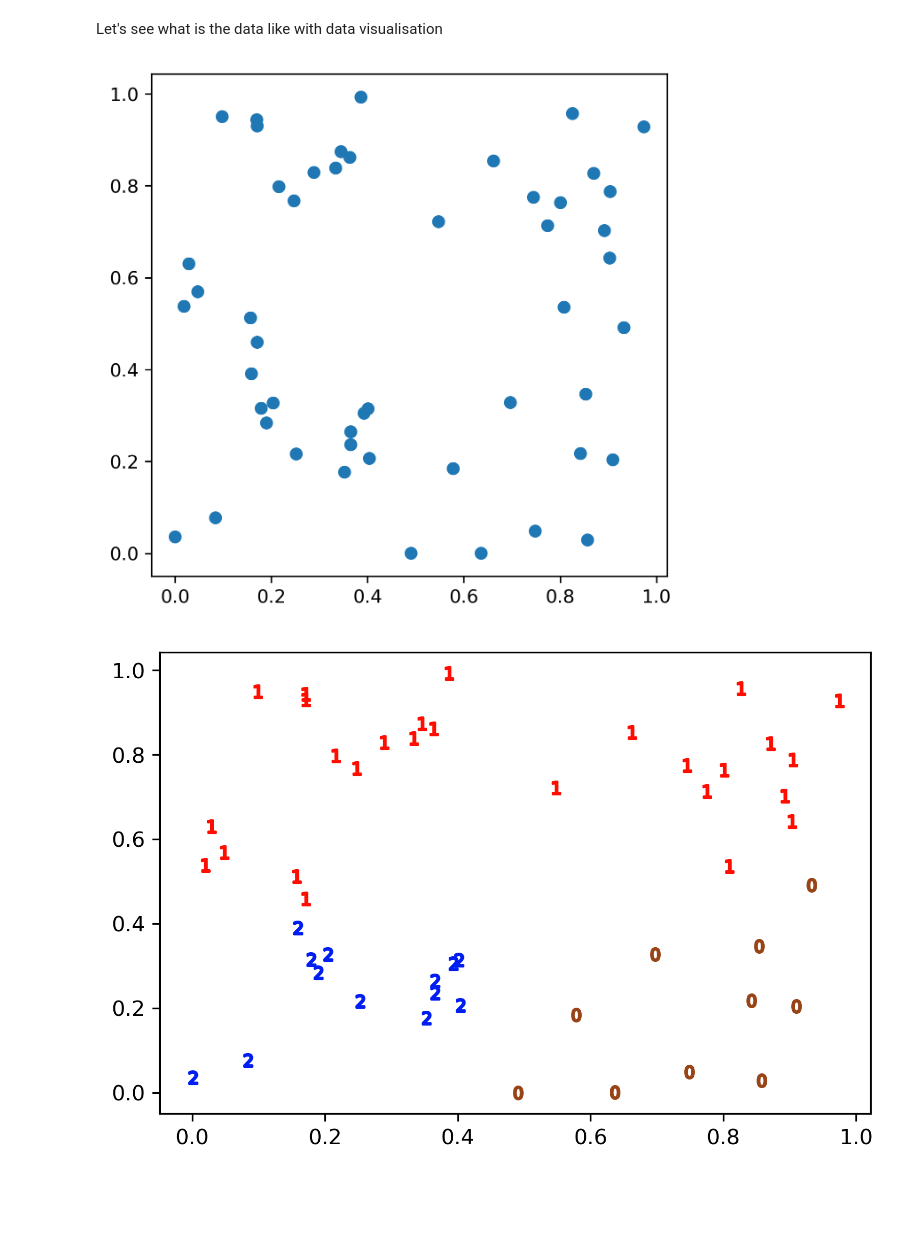
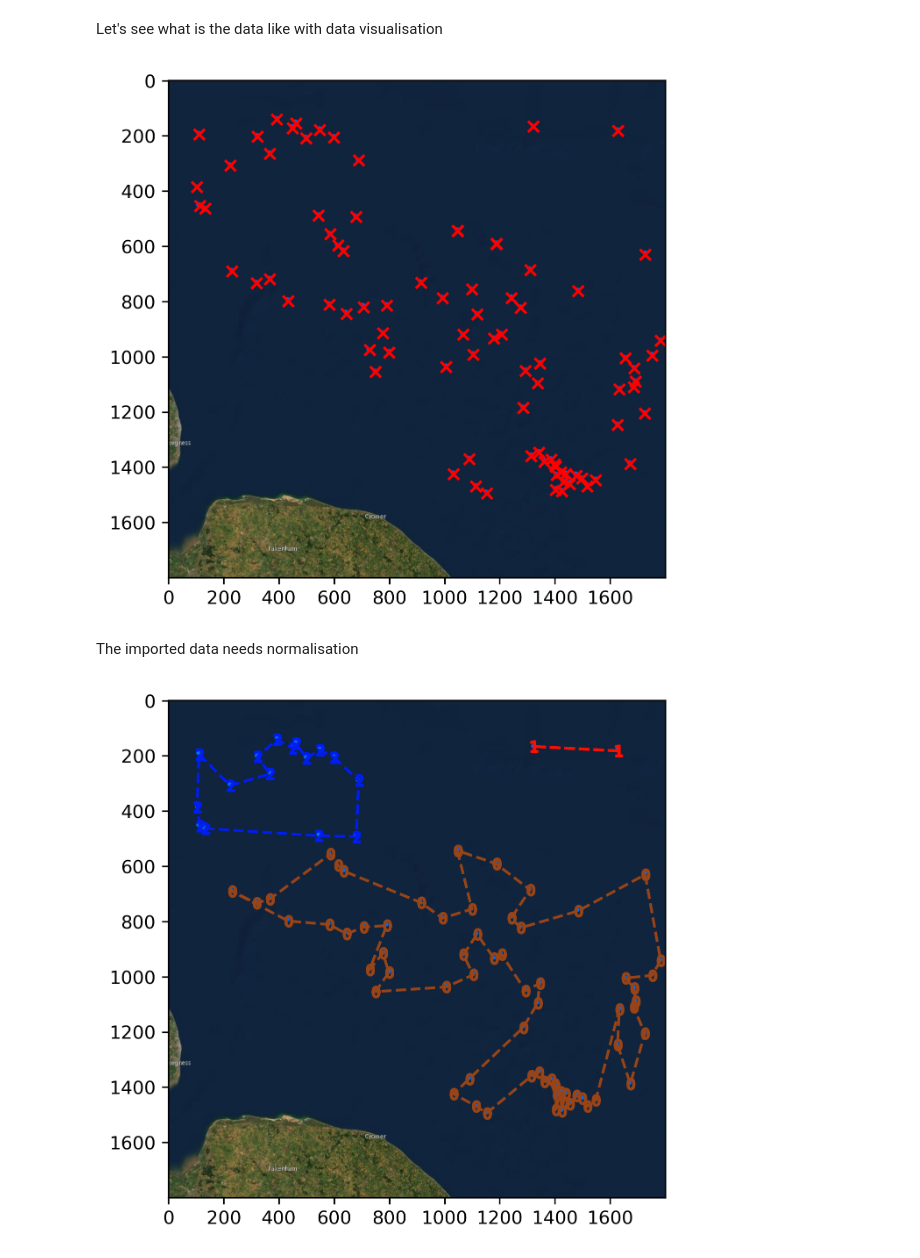
Before and after one commit to ma-shangao/rl_waypoint_mrta, a Jupyter notebook: eval_sample.ipynb, the cells around one changed output. Cells and saved outputs as stored; diff of their text form; code cells hidden in the pictures; blank space fills up the shorter version.

Commit message:
improve viz and adding North Sea rigs case study

```diff
--- a/eval_sample.ipynb
+++ b/eval_sample.ipynb
@@ -24,7 +24,7 @@ First, we need two principe inputs for this evaluation procedure: the trained mo
 
 We'll start with the trained model. you may feel free to try your own trained model by replacing the below directory to the one of your model.
 # %%
-args.eval_dir = 'trained_sessions/moe_mlp/rand_50-3/trained_model/batch18400.pt'
+args.eval_dir = 'trained_sessions/moe_mlp/rand_100-3/trained_model/batch18400.pt'
 model = model_prepare(args)
 # %% [markdown]
 After loaded the model to evaluate, we'll move on to the data.
@@ -33,19 +37,32 @@ x = torch.rand([1, 100, 2])
+# %%
+x = np.load('./tmp/platforms.npy')
+x = np.expand_dims(x, 0)
+x = torch.from_numpy(x)
 # %% [markdown]
 Let's see what is the data like with data visualisation
 # %%
 plt.figure(figsize=[5.0, 5.0], dpi=300.0)
-plt.scatter(x[0, :, 0], x[0, :, 1])
-plt.savefig('//Users/masong/taskpoints.eps', format='eps')
+
+plt.imshow(plt.imread('./tmp/Northsea plt.png'))
+
+plt.scatter(x[0, :, 0], x[0, :, 1], marker='x', c='r')
+plt.savefig('/Users/masong/taskpoints.eps', format='eps')
 # %% [output]
-[figure, old version]
+[figure, new version]
+# %% [markdown]
+The imported data needs normalisation
+# %%
+x = x/1.0
+x_norm = (x - x.mean())/x.std()
+x_norm = (x - x.min())/ (x.max() - x.min())
 # %%
-a, logits, log_sample = model(x)
+a, logits, log_sample = model(x_norm)
 
-pi, c_d, c_d_origin, degeneration_flag = cluster_tsp_solver(args.clusters_num, m=0, a=a, x=x, degeneration_penalty=10.0)
+pi, c_d, c_d_origin, degeneration_flag = cluster_tsp_solver(args.clusters_num, m=0, a=a, x=x_norm, degeneration_penalty=10.0)
 # %%
-plot_the_clustering_2d(args.clusters_num, a[0], x[0], 'show')
+plot_the_clustering_2d_with_cycle(args.clusters_num, a[0], x[0], pi=pi, background=plt.imread('./tmp/Northsea plt.png'))
 # %% [output]
-[figure, old version]
+[figure, new version]
 # %%
 ind_c = np.squeeze(np.argwhere(a == 1))
 # %%
```
Also changed, not shown: parts of 22 cells of this notebook, 6 other files.
